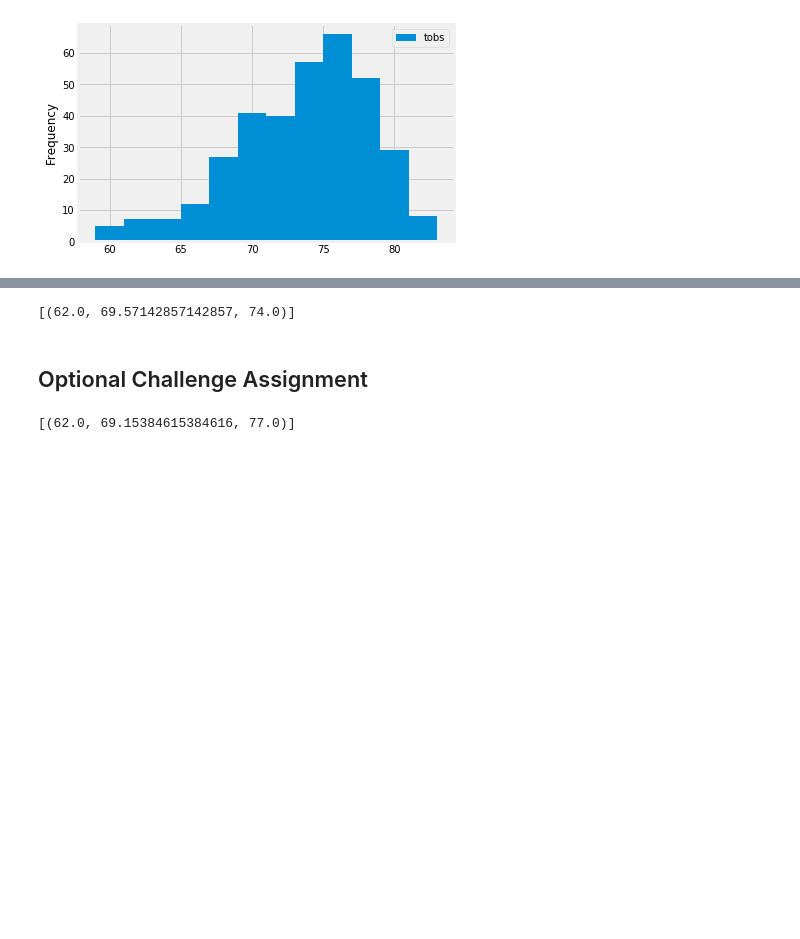
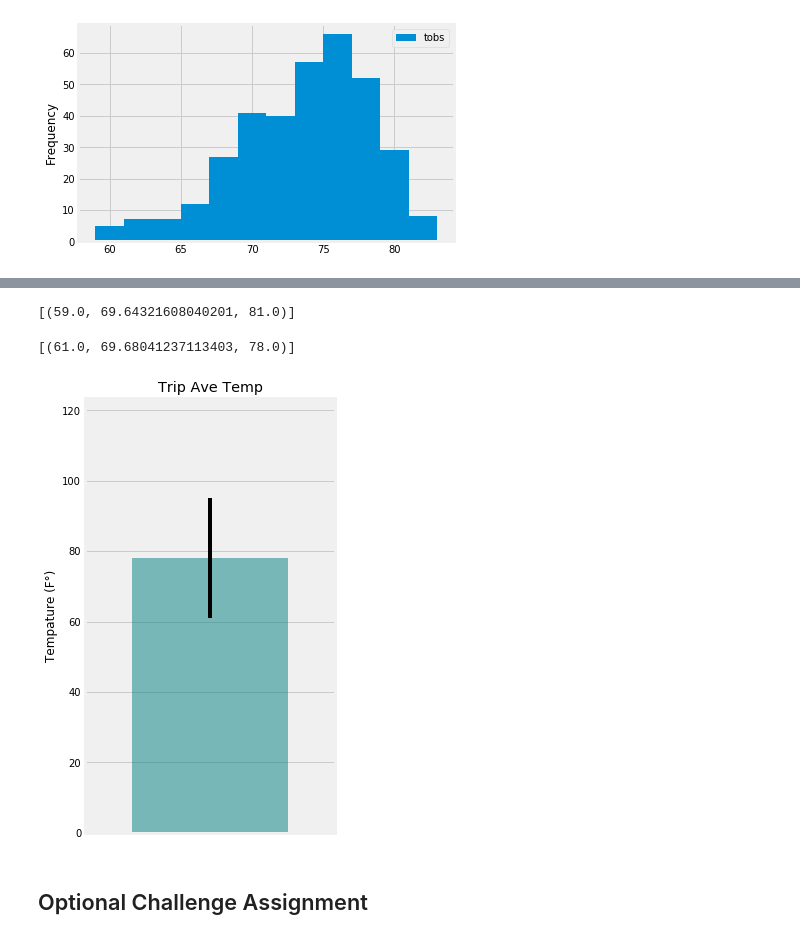
Before and after one commit to claudiaahrens/sqlalchemy-challenge, a Jupyter notebook: climate_analysis.ipynb, the cells around one changed output, grey strips where cells are left out. Cells and saved outputs as stored; diff of their text form; code cells hidden in the pictures; blank space fills up the shorter version.

```diff
--- a/climate_analysis.ipynb
+++ b/climate_analysis.ipynb
@@ -144,14 +145,28 @@ def calc_temps(start_date, end_date):
         filter(Measurement.date >= start_date).filter(Measurement.date <= end_date).all()
 
 # function usage example
-print(calc_temps('2012-02-28', '2012-03-05'))
+print(calc_temps('2017-01-05', '2017-02-05'))
 # %% [output]
-[(62.0, 69.57142857142857, 74.0)]
+[(59.0, 69.64321608040201, 81.0)]
 # %%
 # Use your previous function `calc_temps` to calculate the tmin, tavg, and tmax
 # for your trip using the previous year's data for those same dates.
+print(calc_temps('2016-01-05', '2016-02-05'))
+tmin, tave, tmax = calc_temps('2016-01-05', '2016-02-05')[0]
+# %% [output]
+[(61.0, 69.68041237113403, 78.0)]
 # %%
 # Plot the results from your previous query as a bar chart.
 # Use "Trip Avg Temp" as your Title
 # Use the average temperature for the y value
 # Use the peak-to-peak (tmax-tmin) value as the y error bar (yerr)
+
+fig, ax=plt.subplots (figsize=plt.figaspect(2.))
+x=1
+yerr=tmax-tmin
+bar=ax.bar(x, tmax, yerr=yerr, alpha=0.5, color='teal')
+ax.set(xticks=range(x), xticklabels="a", title="Trip Ave Temp", ylabel="Tempature (F°)")
+ax.margins(.3,.3)
+fig.show()
+# %% [output]
+[figure, added]
@@ -161,23 +173,2 @@ print(calc_temps('2012-02-28', '2012-03-05'))
 # %% [markdown]
 ## Optional Challenge Assignment
-# %%
-# Create a query that will calculate the daily normals
-# (i.e. the averages for tmin, tmax, and tavg for all historic data matching a specific month and day)
-
-def daily_normals(date):
-    """Daily Normals.
-
-    Args:
-        date (str): A date string in the format '%m-%d'
-
-    Returns:
-        A list of tuples containing the daily normals, tmin, tavg, and tmax
-
-    """
-
-    sel = [func.min(Measurement.tobs), func.avg(Measurement.tobs), func.max(Measurement.tobs)]
-    return session.query(*sel).filter(func.strftime("%m-%d", Measurement.date) == date).all()
-
-daily_normals("01-01")
-# %% [output]
-[(62.0, 69.15384615384616, 77.0)]
```
Also changed, not shown: parts of 8 cells of this notebook.
